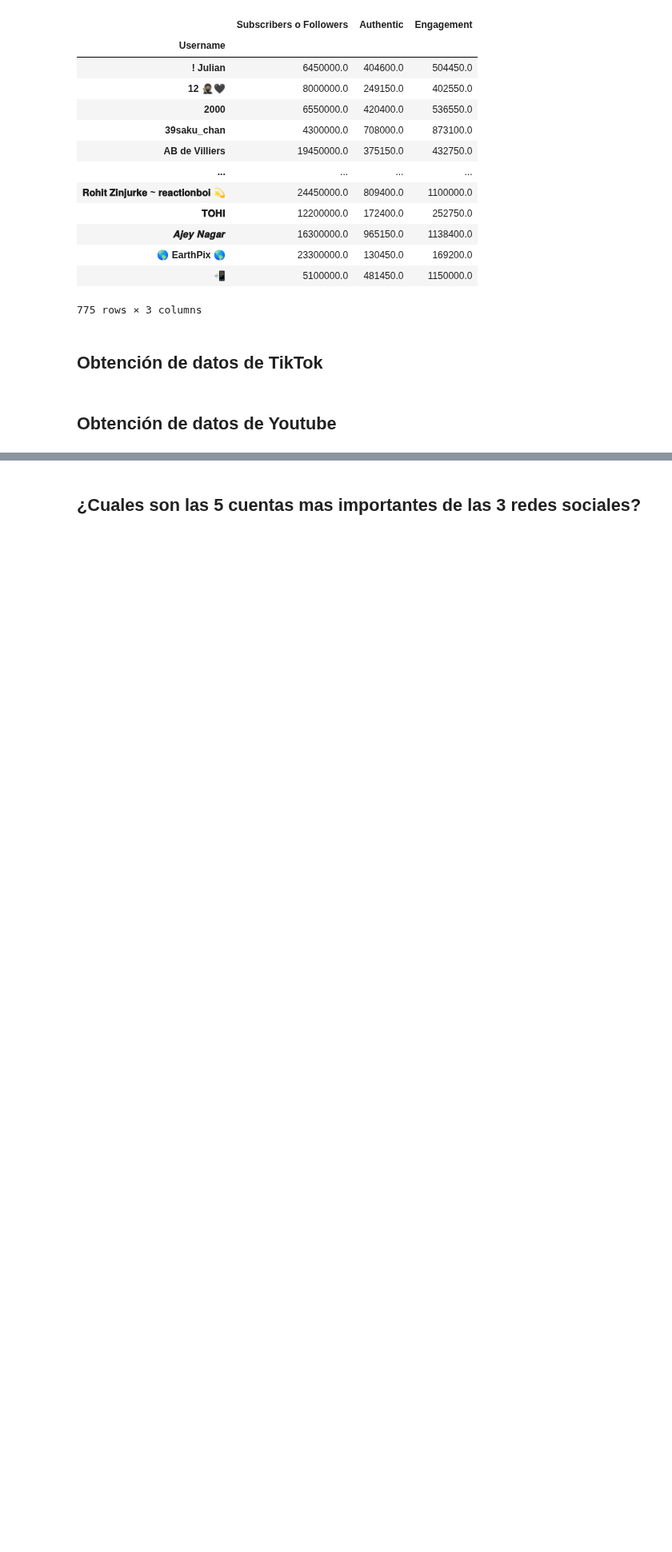
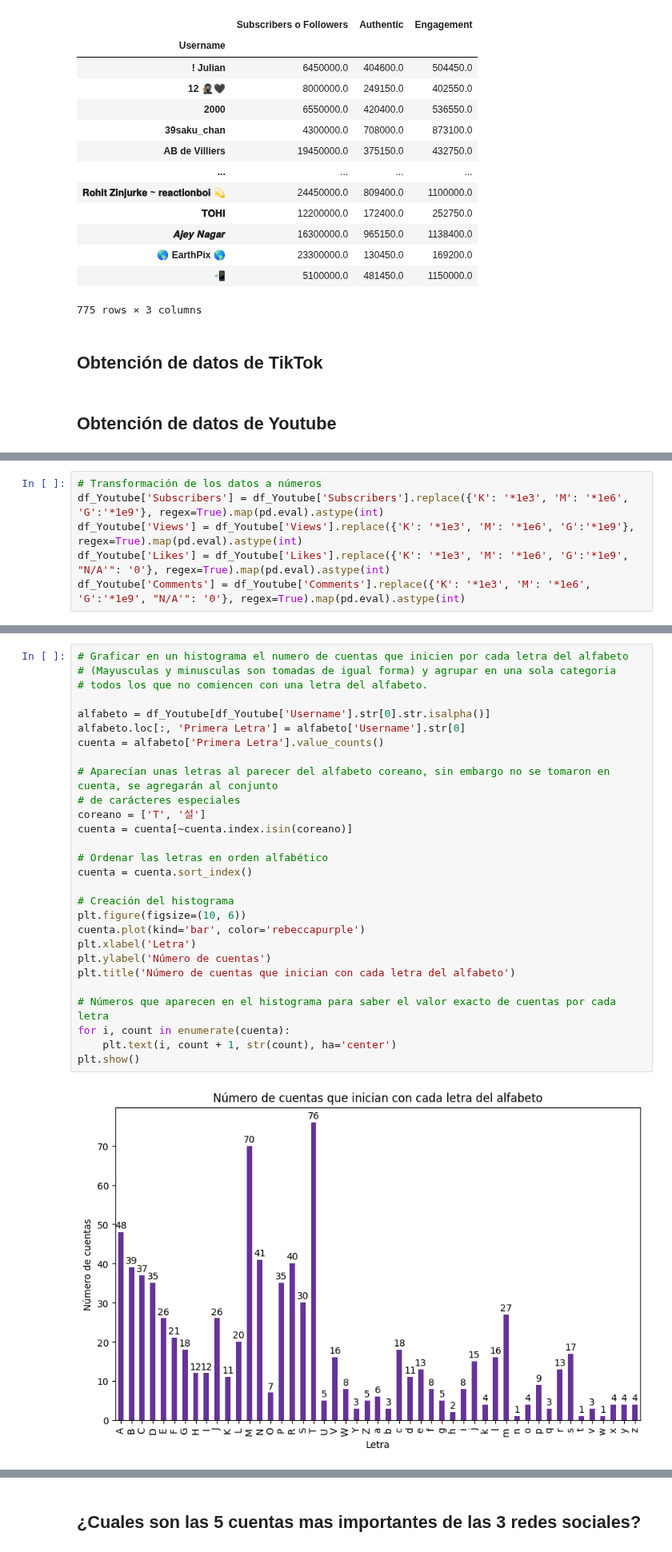
Before and after one commit to MonicaGonzalez30/CienciaDatosLasChicasSuperpoderosas, a Jupyter notebook: Proyectos/Unidad2/Redes_Sociales.ipynb, the cells around one changed output, grey strips where cells are left out. Shown at 80% size. Cells and saved outputs as stored; diff of their text form; blank space fills up the shorter version.

Commit message:
Obtencion de datos Youtube

```diff
--- a/Proyectos/Unidad2/Redes_Sociales.ipynb
+++ b/Proyectos/Unidad2/Redes_Sociales.ipynb
@@ -605,0 +627,6 @@ Promedios
+# %%
+# Transformación de los datos a números
+df_Youtube['Subscribers'] = df_Youtube['Subscribers'].replace({'K': '*1e3', 'M': '*1e6', 'G':'*1e9'}, regex=True).map(pd.eval).astype(int)
+df_Youtube['Views'] = df_Youtube['Views'].replace({'K': '*1e3', 'M': '*1e6', 'G':'*1e9'}, regex=True).map(pd.eval).astype(int)
+df_Youtube['Likes'] = df_Youtube['Likes'].replace({'K': '*1e3', 'M': '*1e6', 'G':'*1e9', "N/A'": '0'}, regex=True).map(pd.eval).astype(int)
+df_Youtube['Comments'] = df_Youtube['Comments'].replace({'K': '*1e3', 'M': '*1e6', 'G':'*1e9', "N/A'": '0'}, regex=True).map(pd.eval).astype(int)
@@ -605,0 +681,30 @@ Promedios
+# %%
+# Graficar en un histograma el numero de cuentas que inicien por cada letra del alfabeto
+# (Mayusculas y minusculas son tomadas de igual forma) y agrupar en una sola categoria
+# todos los que no comiencen con una letra del alfabeto.
+
+alfabeto = df_Youtube[df_Youtube['Username'].str[0].str.isalpha()]
+alfabeto.loc[:, 'Primera Letra'] = alfabeto['Username'].str[0]
+cuenta = alfabeto['Primera Letra'].value_counts()
+
+# Aparecían unas letras al parecer del alfabeto coreano, sin embargo no se tomaron en cuenta, se agregarán al conjunto
+# de carácteres especiales
+coreano = ['Т', '설']
+cuenta = cuenta[~cuenta.index.isin(coreano)]
+
+# Ordenar las letras en orden alfabético
+cuenta = cuenta.sort_index()
+
+# Creación del histograma
+plt.figure(figsize=(10, 6))
+cuenta.plot(kind='bar', color='rebeccapurple')
+plt.xlabel('Letra')
+plt.ylabel('Número de cuentas')
+plt.title('Número de cuentas que inician con cada letra del alfabeto')
+
+# Números que aparecen en el histograma para saber el valor exacto de cuentas por cada letra
+for i, count in enumerate(cuenta):
+    plt.text(i, count + 1, str(count), ha='center')
+plt.show()
+# %% [output]
+[figure, added]
```
Also changed, not shown: parts of 16 cells of this notebook, 1 other file.
